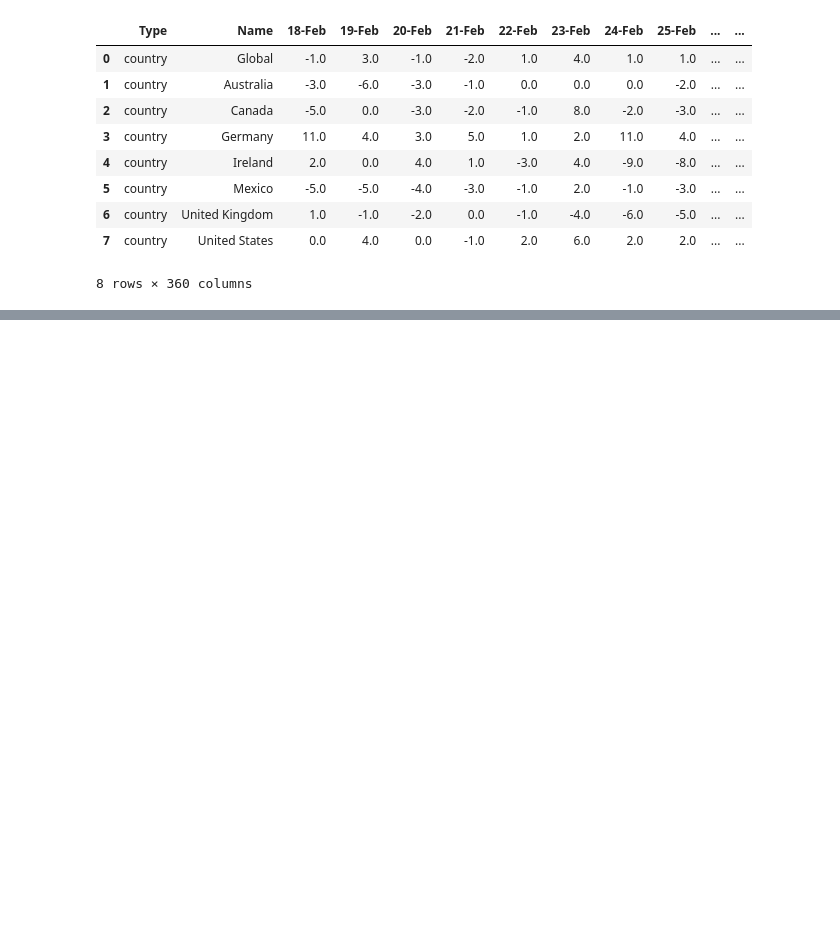
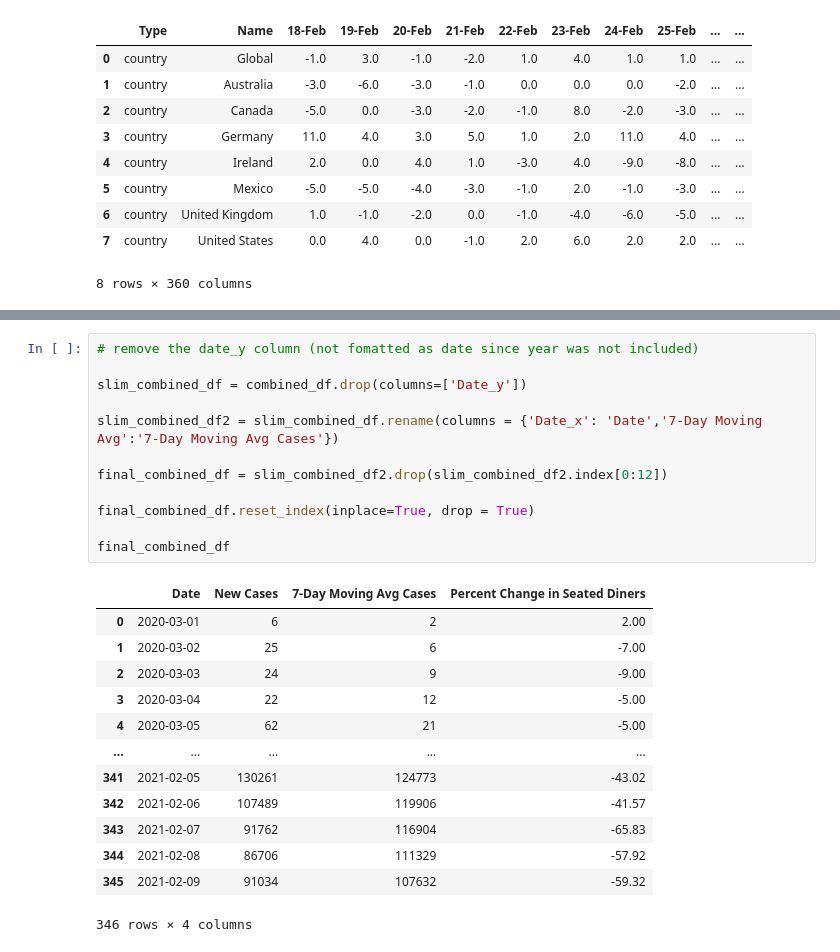
Before and after one commit to apatnoe/Project-1, a Jupyter notebook: OpenTable_Analysis.ipynb, the cells around one changed output, grey strips where cells are left out. Drawn from its saved outputs; the diff is of its cells as text; blank space fills up the shorter version.

```diff
--- a/OpenTable_Analysis.ipynb
+++ b/OpenTable_Analysis.ipynb
@@ -94,0 +144,26 @@ combined_df
+# %%
+# remove the date_y column (not fomatted as date since year was not included)
+
+slim_combined_df = combined_df.drop(columns=['Date_y'])
+
+slim_combined_df2 = slim_combined_df.rename(columns = {'Date_x': 'Date','7-Day Moving Avg':'7-Day Moving Avg Cases'})
+
+final_combined_df = slim_combined_df2.drop(slim_combined_df2.index[0:12])
+
+final_combined_df.reset_index(inplace=True, drop = True)
+
+final_combined_df
+# %% [output]
+|  | Date | New Cases | 7-Day Moving Avg Cases | Percent Change in Seated Diners |
+| 0 | 2020-03-01 | 6 | 2 | 2.00 |
+| 1 | 2020-03-02 | 25 | 6 | -7.00 |
+| 2 | 2020-03-03 | 24 | 9 | -9.00 |
+| 3 | 2020-03-04 | 22 | 12 | -5.00 |
+| 4 | 2020-03-05 | 62 | 21 | -5.00 |
+| ... | ... | ... | ... | ... |
+| 341 | 2021-02-05 | 130261 | 124773 | -43.02 |
+| 342 | 2021-02-06 | 107489 | 119906 | -41.57 |
+| 343 | 2021-02-07 | 91762 | 116904 | -65.83 |
+| 344 | 2021-02-08 | 86706 | 111329 | -57.92 |
+| 345 | 2021-02-09 | 91034 | 107632 | -59.32 |
+346 rows × 4 columns
```
Also changed, not shown: parts of 11 cells of this notebook, 1 other file.
